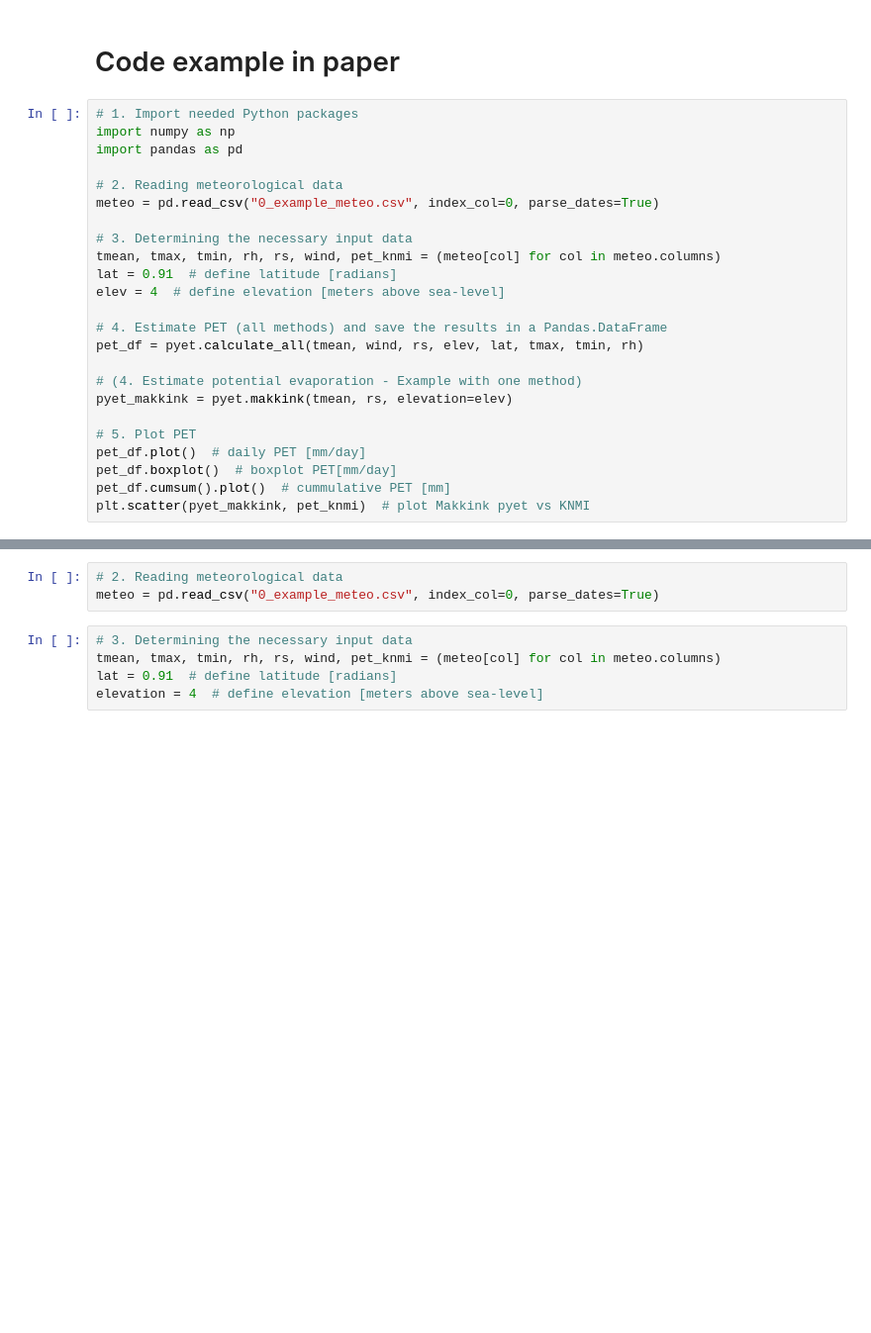
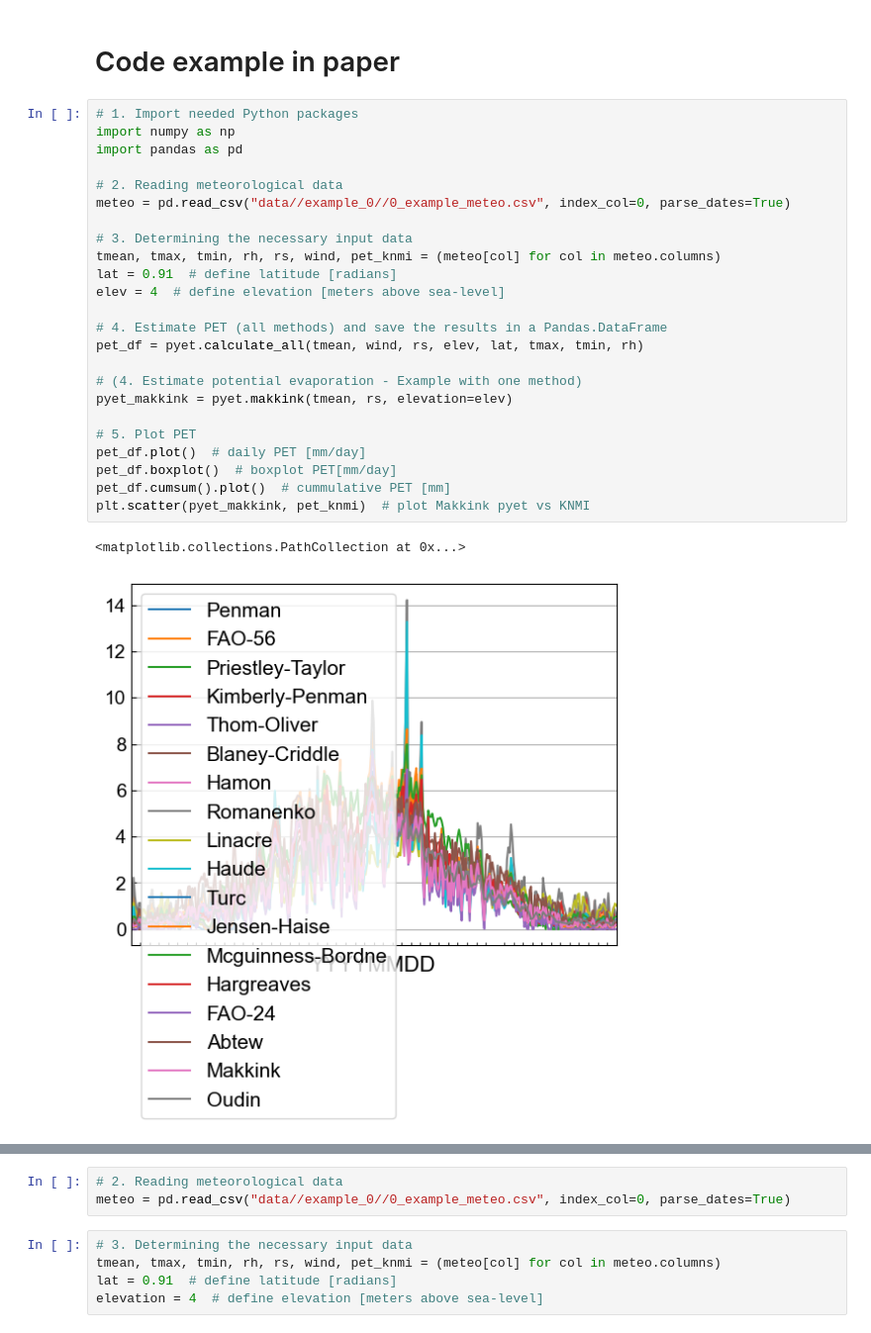
Before and after one commit to pyet-org/pyet, a Jupyter notebook: examples/00_example_paper.ipynb, the cells around one changed output, grey strips where cells are left out. Shown at 99% size. Saved outputs shown, nothing was run; the diff lists cells and outputs as text; blank space fills up the shorter version.

```diff
--- a/examples/00_example_paper.ipynb
+++ b/examples/00_example_paper.ipynb
@@ -408,24 +441,27 @@ axs[0].legend(loc=(-0,1.02), ncol=3, bbox_transform=axs[0].transAxes)
 # %%
 # 1. Import needed Python packages
 import numpy as np
 import pandas as pd
 
 # 2. Reading meteorological data
-meteo = pd.read_csv("0_example_meteo.csv", index_col=0, parse_dates=True)
+meteo = pd.read_csv("data//example_0//0_example_meteo.csv", index_col=0, parse_dates=True)
 
 # 3. Determining the necessary input data
 tmean, tmax, tmin, rh, rs, wind, pet_knmi = (meteo[col] for col in meteo.columns)
 lat = 0.91  # define latitude [radians]
 elev = 4  # define elevation [meters above sea-level]
 
 # 4. Estimate PET (all methods) and save the results in a Pandas.DataFrame
 pet_df = pyet.calculate_all(tmean, wind, rs, elev, lat, tmax, tmin, rh)
 
 # (4. Estimate potential evaporation - Example with one method)
 pyet_makkink = pyet.makkink(tmean, rs, elevation=elev)
 
 # 5. Plot PET
 pet_df.plot()  # daily PET [mm/day]
 pet_df.boxplot()  # boxplot PET[mm/day]
 pet_df.cumsum().plot()  # cummulative PET [mm]
 plt.scatter(pyet_makkink, pet_knmi)  # plot Makkink pyet vs KNMI
+# %% [output]
+<matplotlib.collections.PathCollection at 0x...>
+[figure, added]
@@ -432,6 +469,6 @@ plt.scatter(pyet_makkink, pet_knmi)  # plot Makkink pyet vs KNMI
 # %%
 # 2. Reading meteorological data
-meteo = pd.read_csv("0_example_meteo.csv", index_col=0, parse_dates=True)
+meteo = pd.read_csv("data//example_0//0_example_meteo.csv", index_col=0, parse_dates=True)
 # %%
 # 3. Determining the necessary input data
 tmean, tmax, tmin, rh, rs, wind, pet_knmi = (meteo[col] for col in meteo.columns)
```
Also changed, not shown: parts of 9 cells of this notebook, 12 other files.
